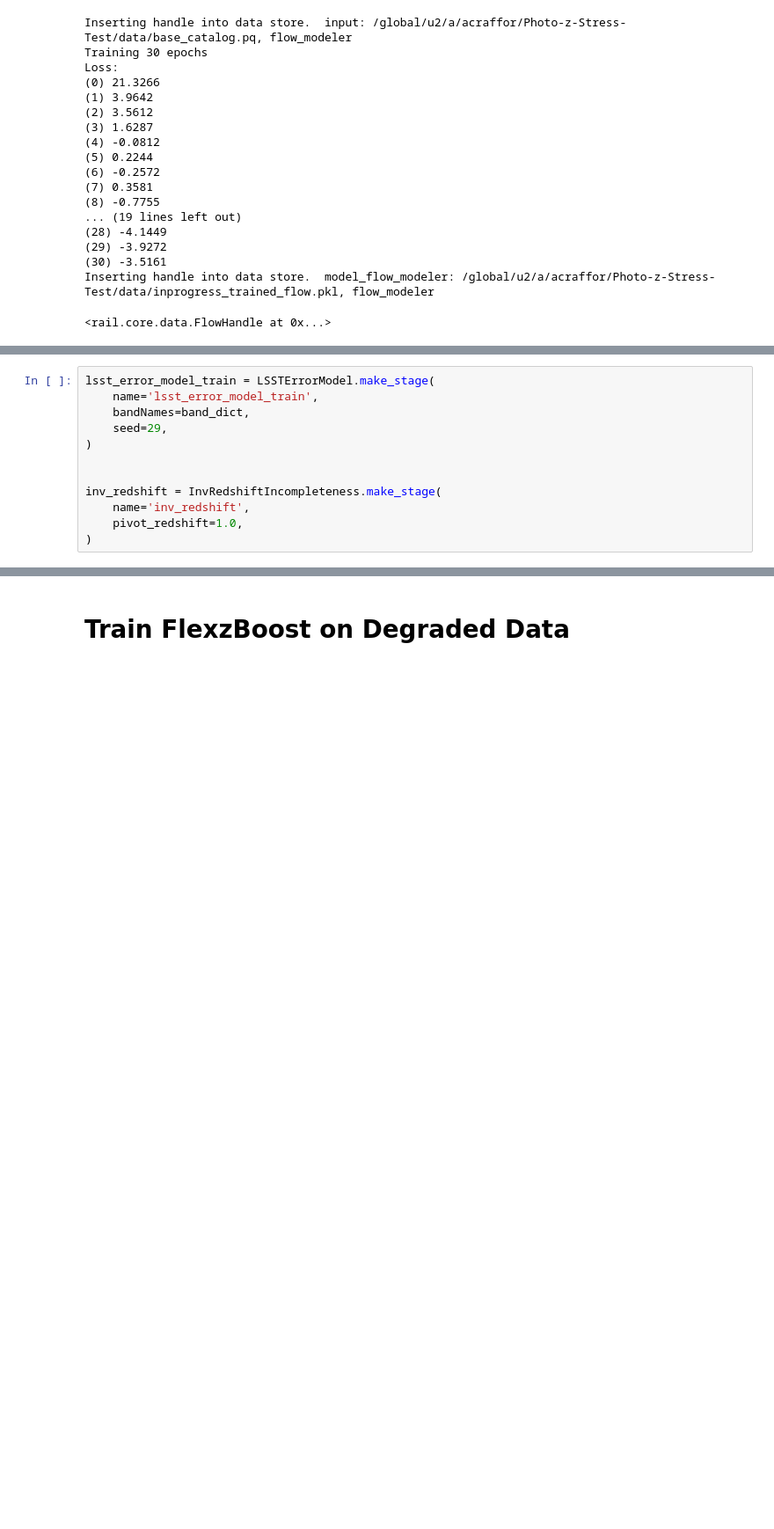
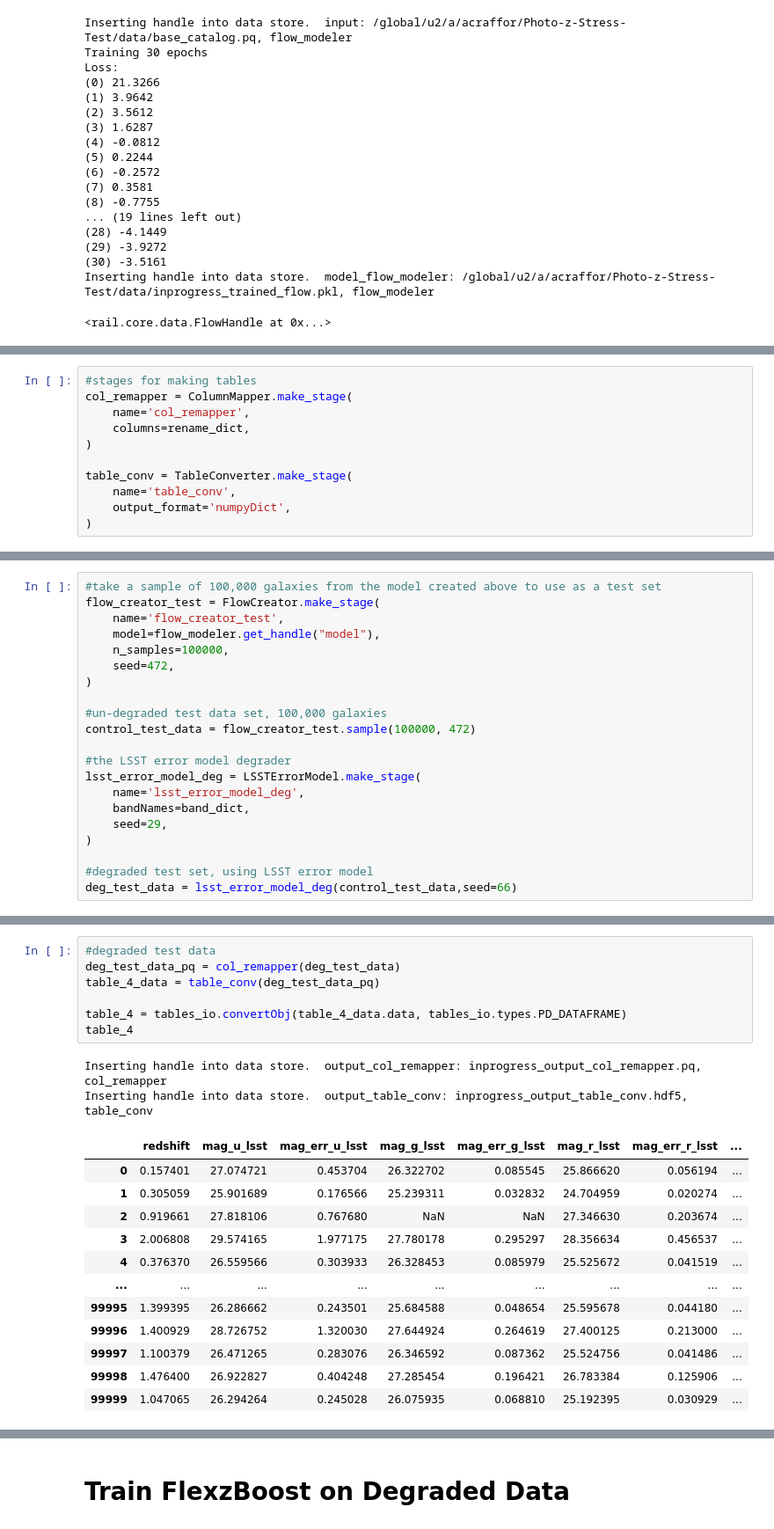
Before and after one commit to alice-crafford/Photo-z-Stress-Test, a Jupyter notebook: Learning-to-Use-Golden_Spike.ipynb, the cells around one changed output, grey strips where cells are left out. Shown at 88% size. Saved outputs shown, nothing was run; the diff lists cells and outputs as text; blank space fills up the shorter version.

```diff
--- a/Learning-to-Use-Golden_Spike.ipynb
+++ b/Learning-to-Use-Golden_Spike.ipynb
@@ -134,0 +121,11 @@ deg_test_data =
+# %%
+#stages for making tables
+col_remapper = ColumnMapper.make_stage(
+    name='col_remapper',
+    columns=rename_dict,
+)
+
+table_conv = TableConverter.make_stage(
+    name='table_conv',
+    output_format='numpyDict',
+)
@@ -137,12 +182,21 @@ deg_test_data =
 # %%
-lsst_error_model_train = LSSTErrorModel.make_stage(
-    name='lsst_error_model_train',
+#take a sample of 100,000 galaxies from the model created above to use as a test set
+flow_creator_test = FlowCreator.make_stage(
+    name='flow_creator_test',
+    model=flow_modeler.get_handle("model"),
+    n_samples=100000,
+    seed=472,
+)
+
+#un-degraded test data set, 100,000 galaxies
+control_test_data = flow_creator_test.sample(100000, 472)
+
+#the LSST error model degrader
+lsst_error_model_deg = LSSTErrorModel.make_stage(
+    name='lsst_error_model_deg',
     bandNames=band_dict,
     seed=29,
 )
 
-
-inv_redshift = InvRedshiftIncompleteness.make_stage(
-    name='inv_redshift',
-    pivot_redshift=1.0,
-)
+#degraded test set, using LSST error model
+deg_test_data = lsst_error_model_deg(control_test_data,seed=66)
@@ -148,0 +231,22 @@ inv_redshift = InvRedshiftIncompleteness.make_stage(
+# %%
+#degraded test data
+deg_test_data_pq = col_remapper(deg_test_data)
+table_4_data = table_conv(deg_test_data_pq)
+
+table_4 = tables_io.convertObj(table_4_data.data, tables_io.types.PD_DATAFRAME)
+table_4
+# %% [output]
+Inserting handle into data store.  output_col_remapper: inprogress_output_col_remapper.pq, col_remapper
+Inserting handle into data store.  output_table_conv: inprogress_output_table_conv.hdf5, table_conv
+|  | redshift | mag_u_lsst | mag_err_u_lsst | mag_g_lsst | mag_err_g_lsst | mag_r_lsst | mag_err_r_lsst | ... |
+| 0 | 0.157401 | 27.074721 | 0.453704 | 26.322702 | 0.085545 | 25.866620 | 0.056194 | ... |
+| 1 | 0.305059 | 25.901689 | 0.176566 | 25.239311 | 0.032832 | 24.704959 | 0.020274 | ... |
+| 2 | 0.919661 | 27.818106 | 0.767680 | NaN | NaN | 27.346630 | 0.203674 | ... |
+| 3 | 2.006808 | 29.574165 | 1.977175 | 27.780178 | 0.295297 | 28.356634 | 0.456537 | ... |
+| 4 | 0.376370 | 26.559566 | 0.303933 | 26.328453 | 0.085979 | 25.525672 | 0.041519 | ... |
+| ... | ... | ... | ... | ... | ... | ... | ... | ... |
+| 99995 | 1.399395 | 26.286662 | 0.243501 | 25.684588 | 0.048654 | 25.595678 | 0.044180 | ... |
+| 99996 | 1.400929 | 28.726752 | 1.320030 | 27.644924 | 0.264619 | 27.400125 | 0.213000 | ... |
+| 99997 | 1.100379 | 26.471265 | 0.283076 | 26.346592 | 0.087362 | 25.524756 | 0.041486 | ... |
+| 99998 | 1.476400 | 26.922827 | 0.404248 | 27.285454 | 0.196421 | 26.783384 | 0.125906 | ... |
+| 99999 | 1.047065 | 26.294264 | 0.245028 | 26.075935 | 0.068810 | 25.192395 | 0.030929 | ... |
```
Also changed, not shown: parts of 8 cells of this notebook.
